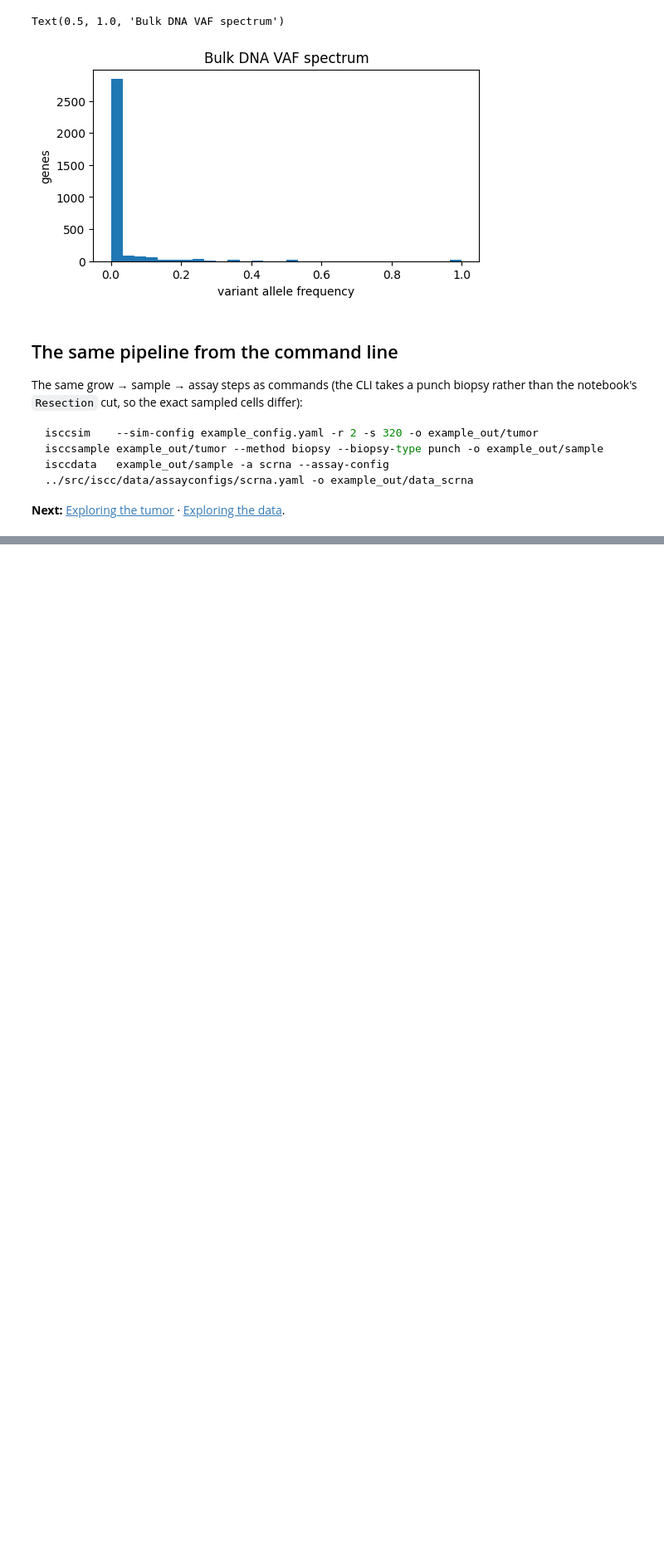
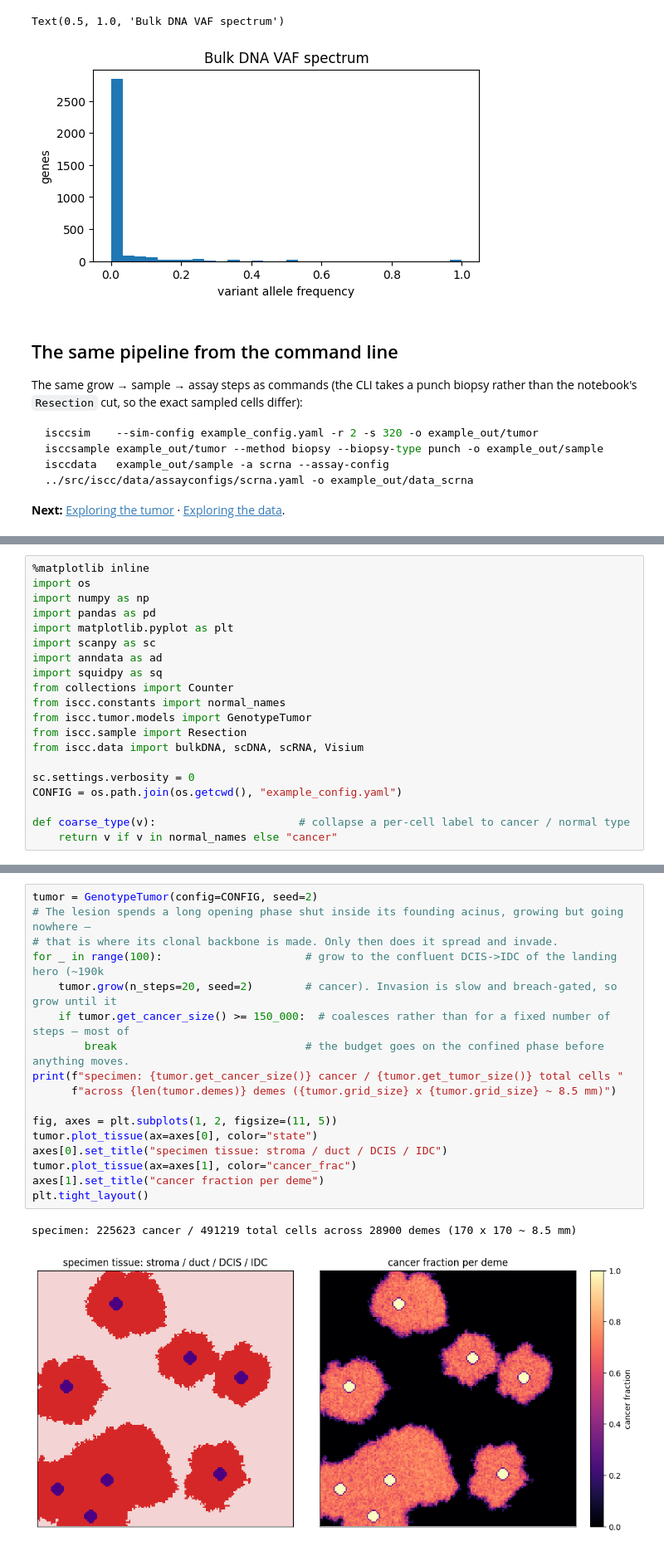
Before and after one commit to pedrofale/iscc, a Jupyter notebook: notebooks/01_pipeline_walkthrough.ipynb, the cells around one changed output, grey strips where cells are left out. Shown at 83% size. Drawn from its saved outputs; the diff is of its cells as text; blank space fills up the shorter version.

```diff
--- a/notebooks/01_pipeline_walkthrough.ipynb
+++ b/notebooks/01_pipeline_walkthrough.ipynb
@@ -223,0 +235,20 @@ isccdata   example_out/sample -a scrna --assay-config ../src/iscc/data/assayconf
+# %%
+%matplotlib inline
+import os
+import numpy as np
+import pandas as pd
+import matplotlib.pyplot as plt
+import scanpy as sc
+import anndata as ad
+import squidpy as sq
+from collections import Counter
+from iscc.constants import normal_names
+from iscc.tumor.models import GenotypeTumor
+from iscc.sample import Resection
+from iscc.data import bulkDNA, scDNA, scRNA, Visium
+
+sc.settings.verbosity = 0
+CONFIG = os.path.join(os.getcwd(), "example_config.yaml")
+
+def coarse_type(v):                      # collapse a per-cell label to cancer / normal type
+    return v if v in normal_names else "cancer"
@@ -223,0 +260,20 @@ isccdata   example_out/sample -a scrna --assay-config ../src/iscc/data/assayconf
+# %%
+tumor = GenotypeTumor(config=CONFIG, seed=2)
+# The lesion spends a long opening phase shut inside its founding acinus, growing but going nowhere —
+# that is where its clonal backbone is made. Only then does it spread and invade.
+for _ in range(100):                      # grow to the confluent DCIS->IDC of the landing hero (~190k
+    tumor.grow(n_steps=20, seed=2)        # cancer). Invasion is slow and breach-gated, so grow until it
+    if tumor.get_cancer_size() >= 150_000:  # coalesces rather than for a fixed number of steps — most of
+        break                             # the budget goes on the confined phase before anything moves.
+print(f"specimen: {tumor.get_cancer_size()} cancer / {tumor.get_tumor_size()} total cells "
+      f"across {len(tumor.demes)} demes ({tumor.grid_size} x {tumor.grid_size} ~ 8.5 mm)")
+
+fig, axes = plt.subplots(1, 2, figsize=(11, 5))
+tumor.plot_tissue(ax=axes[0], color="state")
+axes[0].set_title("specimen tissue: stroma / duct / DCIS / IDC")
+tumor.plot_tissue(ax=axes[1], color="cancer_frac")
+axes[1].set_title("cancer fraction per deme")
+plt.tight_layout()
+# %% [output]
+specimen: 225623 cancer / 491219 total cells across 28900 demes (170 x 170 ~ 8.5 mm)
+[figure, added]
```
Also changed, not shown: parts of 23 cells of this notebook, 4 other files.
